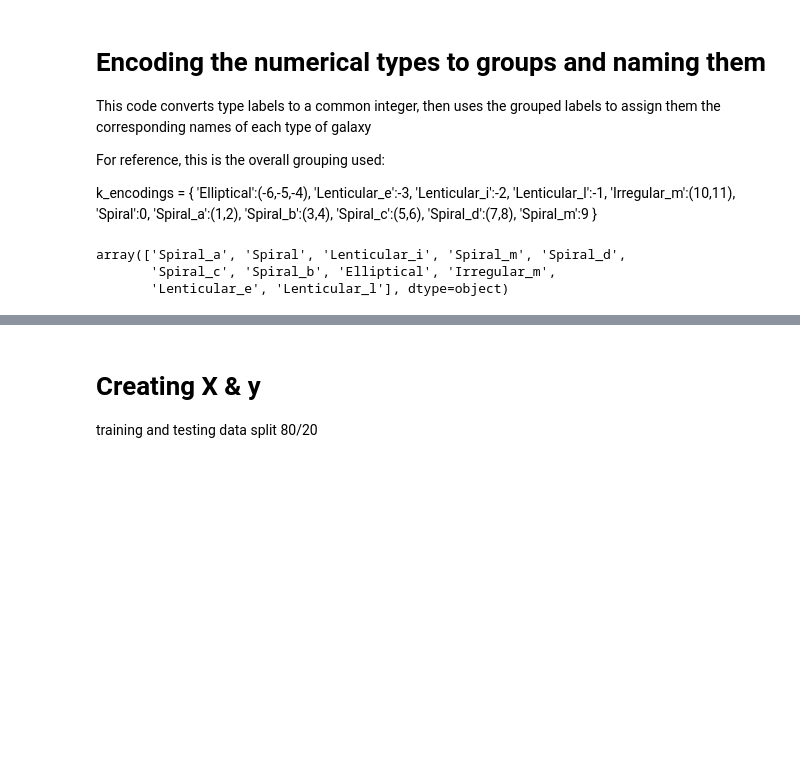
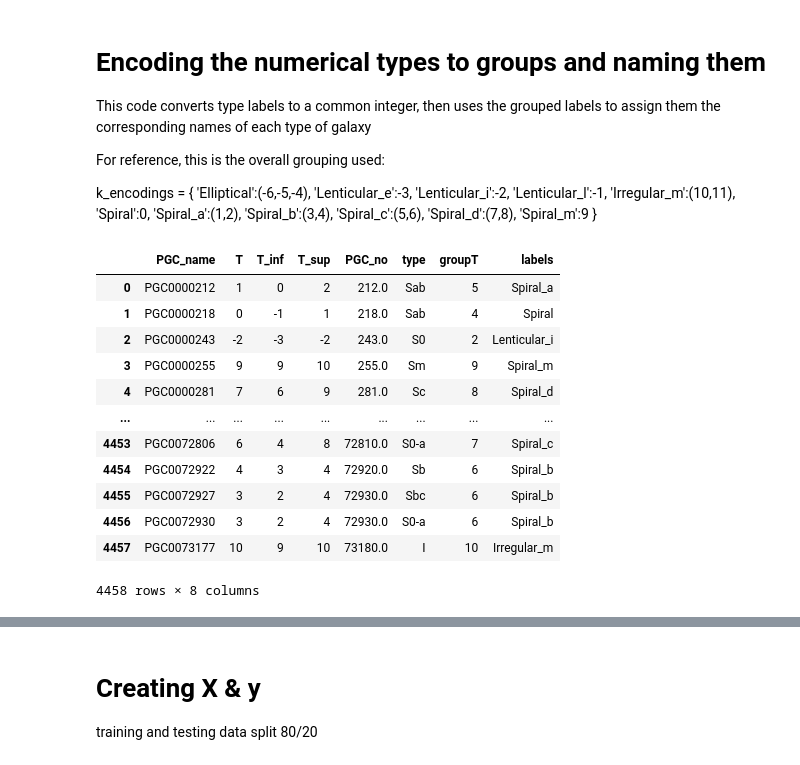
Before and after one commit to saiT1108/GalaxyClassifier, a Jupyter notebook: DataProcessor.ipynb, the cells around one changed output, grey strips where cells are left out. Cells and saved outputs as stored; diff of their text form; code cells hidden in the pictures; blank space fills up the shorter version.

```diff
--- a/DataProcessor.ipynb
+++ b/DataProcessor.ipynb
@@ -107,48 +107,58 @@ k_encodings = {
 }
 # %%
 groups = {
-    -6:-5,
-    -5:-5,
-    -4:-5,
-    -3:-3,
-    -2:-2,
-    -1:-1,
-    0:0,
-    1:1,
-    2:1,
-    3:3,
-    4:3,
-    5:5,
-    6:5,
-    7:7,
-    8:7,
+    -6:0,
+    -5:0,
+    -4:0,
+    -3:1,
+    -2:2,
+    -1:3,
+    0:4,
+    1:5,
+    2:5,
+    3:6,
+    4:6,
+    5:7,
+    6:7,
+    7:8,
+    8:8,
     9:9,
     10:10,
     11:10
 }
 
 names = {
-    -5:'Elliptical',
-    -3:'Lenticular_e',
-    -2:'Lenticular_i',
-    -1:'Lenticular_l',
-    0:'Spiral',
-    1:'Spiral_a',
-    3:'Spiral_b',
-    5:'Spiral_c',
-    7:'Spiral_d',
+    0:'Elliptical',
+    1:'Lenticular_e',
+    2:'Lenticular_i',
+    3:'Lenticular_l',
+    4:'Spiral',
+    5:'Spiral_a',
+    6:'Spiral_b',
+    7:'Spiral_c',
+    8:'Spiral_d',
     9:'Spiral_m',
     10:'Irregular_m',
 }
 
 
 attr_df['groupT'] = attr_df['T'].map(groups)
 attr_df['groupT'] = attr_df['groupT'].astype(int)
 attr_df['labels'] = attr_df['groupT'].map(names)
 attr_df[['PGC_name','T','groupT','labels']]
-attr_df['labels'].unique()
+attr_df
 # %% [output]
+|  | PGC_name | T | T_inf | T_sup | PGC_no | type | groupT | labels |
+| 0 | PGC0000212 | 1 | 0 | 2 | 212.0 | Sab | 5 | Spiral_a |
+| 1 | PGC0000218 | 0 | -1 | 1 | 218.0 | Sab | 4 | Spiral |
+| 2 | PGC0000243 | -2 | -3 | -2 | 243.0 | S0 | 2 | Lenticular_i |
+| 3 | PGC0000255 | 9 | 9 | 10 | 255.0 | Sm | 9 | Spiral_m |
+| 4 | PGC0000281 | 7 | 6 | 9 | 281.0 | Sc | 8 | Spiral_d |
+| ... | ... | ... | ... | ... | ... | ... | ... | ... |
+| 4453 | PGC0072806 | 6 | 4 | 8 | 72810.0 | S0-a | 7 | Spiral_c |
+| 4454 | PGC0072922 | 4 | 3 | 4 | 72920.0 | Sb | 6 | Spiral_b |
+| 4455 | PGC0072927 | 3 | 2 | 4 | 72930.0 | Sbc | 6 | Spiral_b |
+| 4456 | PGC0072930 | 3 | 2 | 4 | 72930.0 | S0-a | 6 | Spiral_b |
+| 4457 | PGC0073177 | 10 | 9 | 10 | 73180.0 | I | 10 | Irregular_m |
-array(['Spiral_a', 'Spiral', 'Lenticular_i', 'Spiral_m', 'Spiral_d',
-       'Spiral_c', 'Spiral_b', 'Elliptical', 'Irregular_m',
-       'Lenticular_e', 'Lenticular_l'], dtype=object)
+4458 rows × 8 columns
 # %%
```
Also changed, not shown: parts of 6 cells of this notebook.
